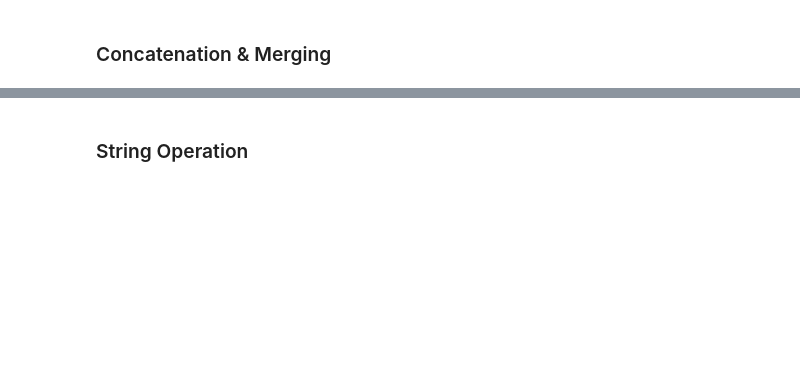
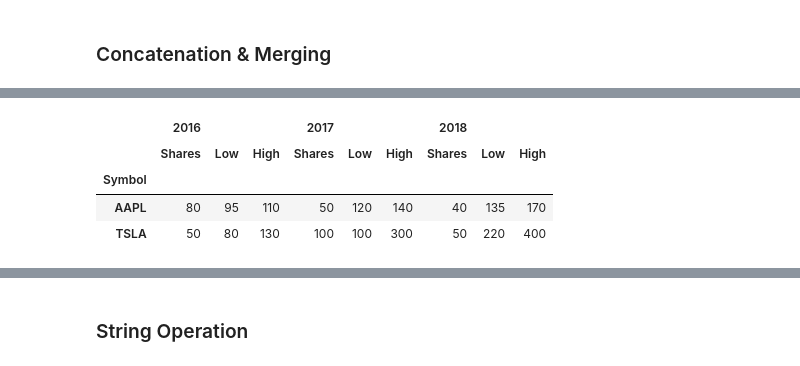
Before and after one commit to Young4424/ML_DL_practice, a Jupyter notebook: 02_데이터프레임의_이해와_처리.ipynb, the cells around one changed output, grey strips where cells are left out. Cells and saved outputs as stored; diff of their text form; code cells hidden in the pictures; blank space fills up the shorter version.

```diff
--- a/02_데이터프레임의_이해와_처리.ipynb
+++ b/02_데이터프레임의_이해와_처리.ipynb
@@ -1023,0 +1125,8 @@ Name: CANCELLED, Length: 58492, dtype: object
+# %%
+pd.concat([stocks16,stocks17,stocks18], axis = 1, keys = ['2016','2017','2018'], join = 'inner') # join = 'inner' 교집합 있는 것들
+# %% [output]
+|  | 2016 |  |  | 2017 |  |  | 2018 |  |  |
+|  | Shares | Low | High | Shares | Low | High | Shares | Low | High |
+| Symbol |  |  |  |  |  |  |  |  |  |
+| AAPL | 80 | 95 | 110 | 50 | 120 | 140 | 40 | 135 | 170 |
+| TSLA | 50 | 80 | 130 | 100 | 100 | 300 | 50 | 220 | 400 |
```
Also changed, not shown: parts of 20 cells of this notebook.
